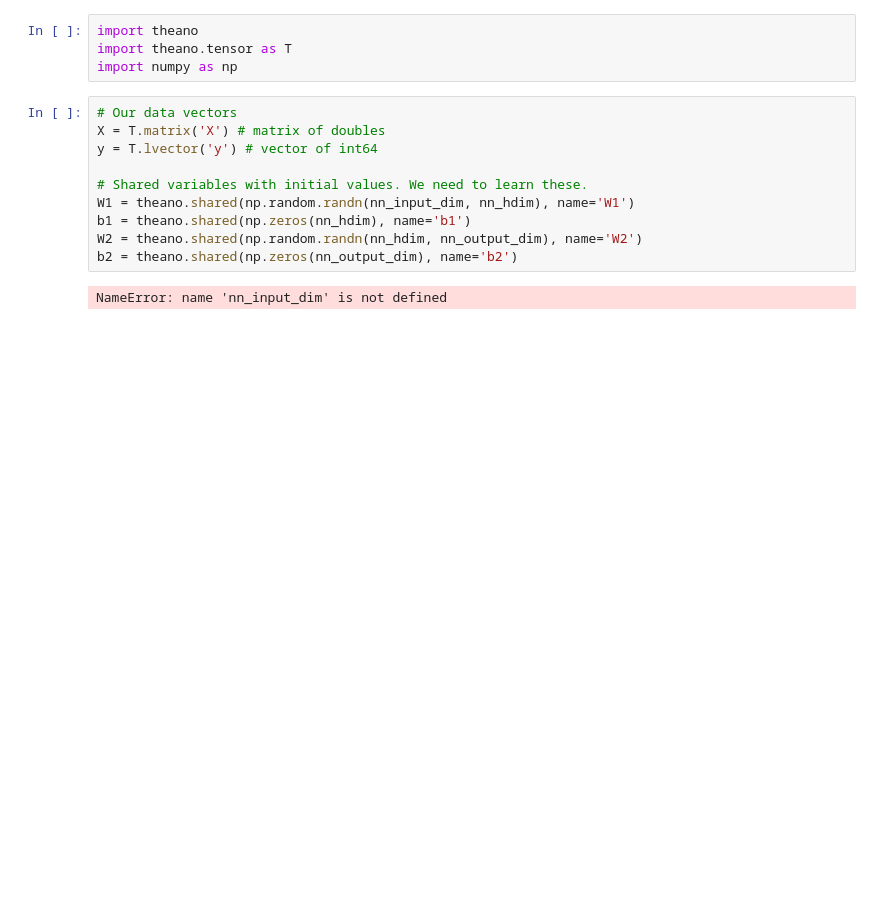
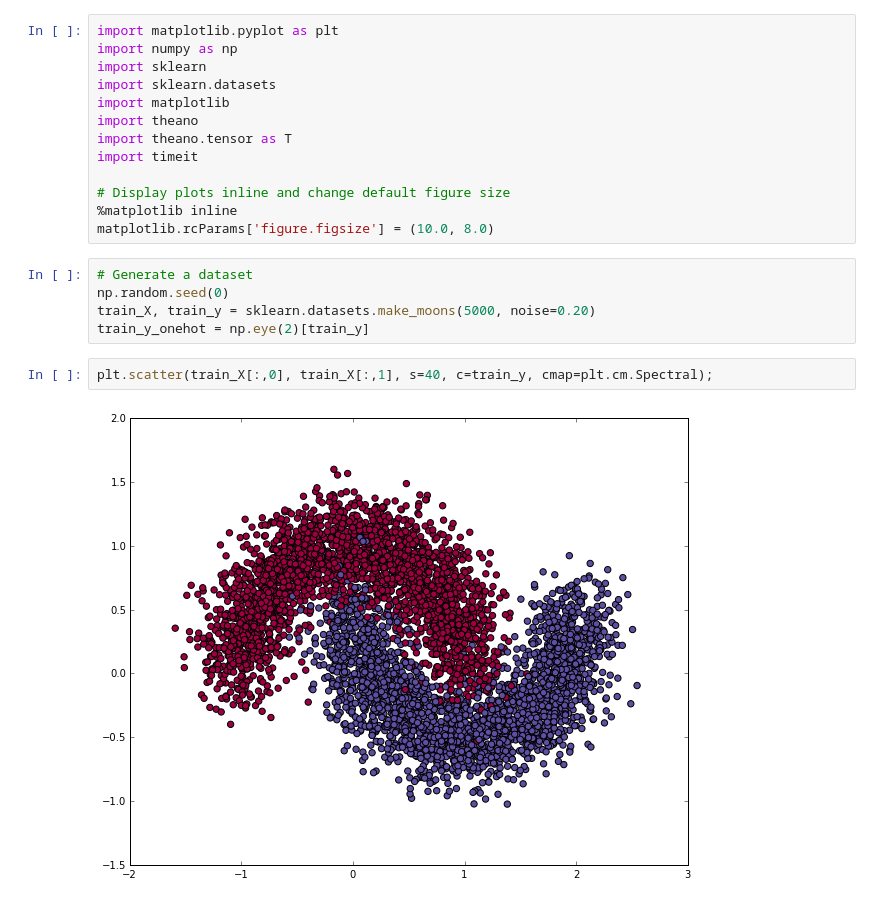
Before and after one commit to Libardo1/NNet, a Jupyter notebook: Neural Net Theano.ipynb, the cells around one changed output. Drawn from its saved outputs; the diff is of its cells as text; blank space fills up the shorter version.

```diff
--- a/Neural Net Theano.ipynb
+++ b/Neural Net Theano.ipynb
@@ -1,16 +1,22 @@
-# %%
-import theano
-import theano.tensor as T
-import numpy as np
-# %%
-# Our data vectors
-X = T.matrix('X') # matrix of doubles
-y = T.lvector('y') # vector of int64
-
-# Shared variables with initial values. We need to learn these.
-W1 = theano.shared(np.random.randn(nn_input_dim, nn_hdim), name='W1')
-b1 = theano.shared(np.zeros(nn_hdim), name='b1')
-W2 = theano.shared(np.random.randn(nn_hdim, nn_output_dim), name='W2')
-b2 = theano.shared(np.zeros(nn_output_dim), name='b2')
-# %% [output]
-NameError: name 'nn_input_dim' is not defined
+# %%
+import matplotlib.pyplot as plt
+import numpy as np
+import sklearn
+import sklearn.datasets
+import matplotlib
+import theano
+import theano.tensor as T
+import timeit
+
+# Display plots inline and change default figure size
+%matplotlib inline
+matplotlib.rcParams['figure.figsize'] = (10.0, 8.0)
+# %%
+# Generate a dataset
+np.random.seed(0)
+train_X, train_y = sklearn.datasets.make_moons(5000, noise=0.20)
+train_y_onehot = np.eye(2)[train_y]
+# %%
+plt.scatter(train_X[:,0], train_X[:,1], s=40, c=train_y, cmap=plt.cm.Spectral);
+# %% [output]
+[figure, added]
```
Also changed, not shown: parts of 3 cells of this notebook.
